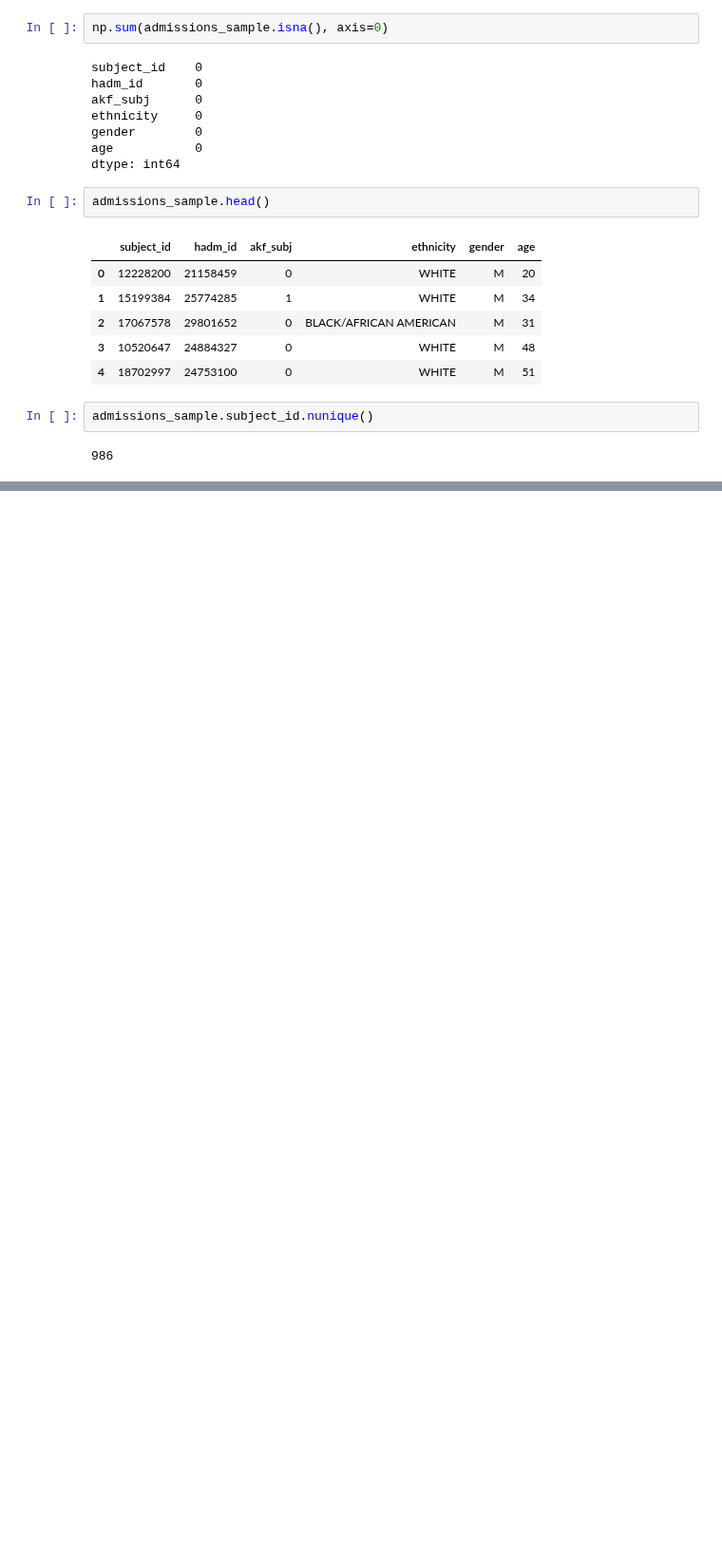
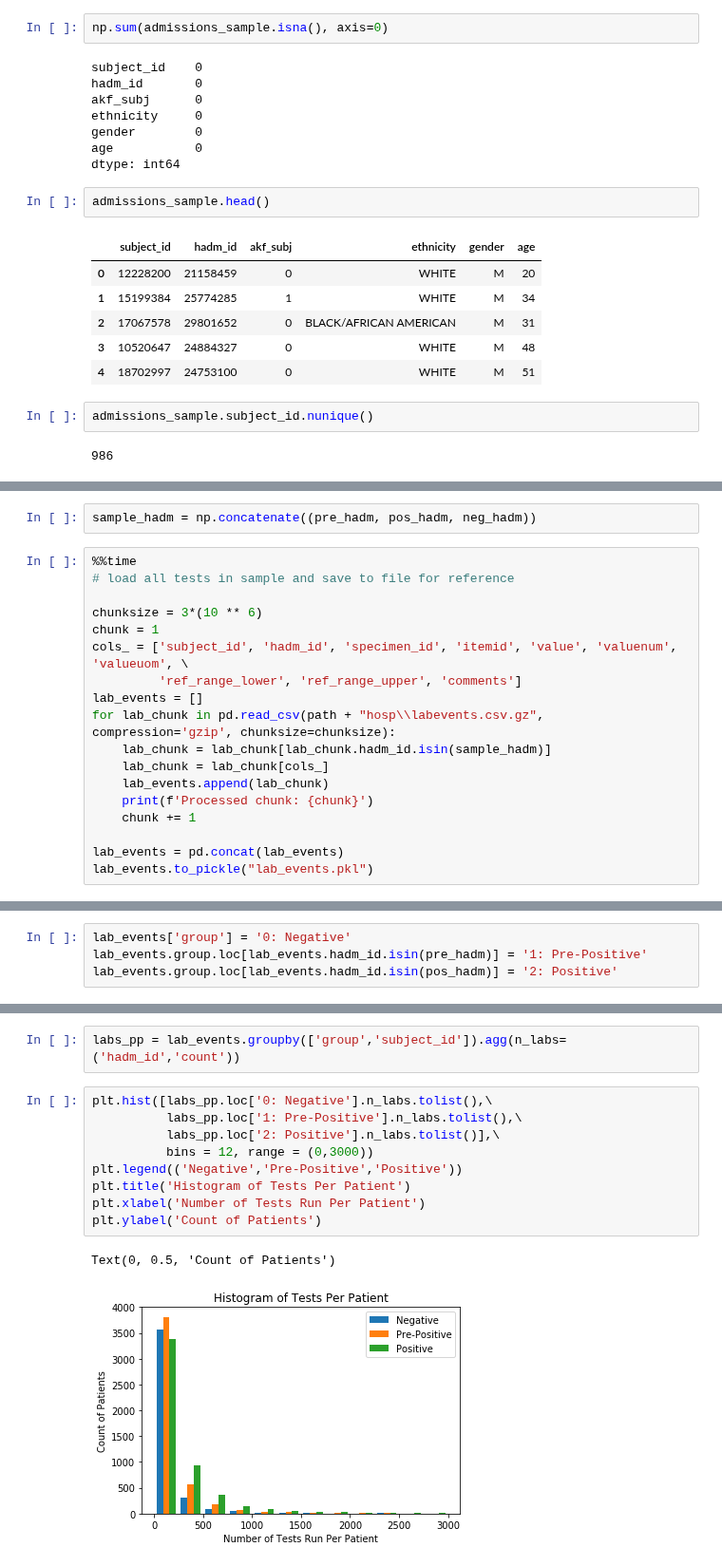
Before and after one commit to brandoncryu/disease_prediction, a Jupyter notebook: EDA_Stephen.ipynb, the cells around one changed output, grey strips where cells are left out. Shown at 95% size. Drawn from its saved outputs; the diff is of its cells as text; blank space fills up the shorter version.

Commit message:
add EDA on lab tests and subsample target population for Predict_Future

```diff
--- a/EDA_Stephen.ipynb
+++ b/EDA_Stephen.ipynb
@@ -408,0 +446,20 @@ akf_diag[akf_diag.icd_count > 10].sort_values('seq_mean', ascending=False).head(
+# %%
+sample_hadm = np.concatenate((pre_hadm, pos_hadm, neg_hadm))
+# %%
+%%time
+# load all tests in sample and save to file for reference
+
+chunksize = 3*(10 ** 6)
+chunk = 1
+cols_ = ['subject_id', 'hadm_id', 'specimen_id', 'itemid', 'value', 'valuenum', 'valueuom', \
+         'ref_range_lower', 'ref_range_upper', 'comments']
+lab_events = []
+for lab_chunk in pd.read_csv(path + "hosp\\labevents.csv.gz", compression='gzip', chunksize=chunksize):
+    lab_chunk = lab_chunk[lab_chunk.hadm_id.isin(sample_hadm)]
+    lab_chunk = lab_chunk[cols_]
+    lab_events.append(lab_chunk)
+    print(f'Processed chunk: {chunk}')
+    chunk += 1
+
+lab_events = pd.concat(lab_events)
+lab_events.to_pickle("lab_events.pkl")
@@ -408,0 +521,4 @@ akf_diag[akf_diag.icd_count > 10].sort_values('seq_mean', ascending=False).head(
+# %%
+lab_events['group'] = '0: Negative'
+lab_events.group.loc[lab_events.hadm_id.isin(pre_hadm)] = '1: Pre-Positive'
+lab_events.group.loc[lab_events.hadm_id.isin(pos_hadm)] = '2: Positive'
@@ -408,0 +564,14 @@ akf_diag[akf_diag.icd_count > 10].sort_values('seq_mean', ascending=False).head(
+# %%
+labs_pp = lab_events.groupby(['group','subject_id']).agg(n_labs=('hadm_id','count'))
+# %%
+plt.hist([labs_pp.loc['0: Negative'].n_labs.tolist(),\
+          labs_pp.loc['1: Pre-Positive'].n_labs.tolist(),\
+          labs_pp.loc['2: Positive'].n_labs.tolist()],\
+          bins = 12, range = (0,3000))
+plt.legend(('Negative','Pre-Positive','Positive'))
+plt.title('Histogram of Tests Per Patient')
+plt.xlabel('Number of Tests Run Per Patient')
+plt.ylabel('Count of Patients')
+# %% [output]
+Text(0, 0.5, 'Count of Patients')
+[figure, added]
```
Also changed, not shown: parts of 33 cells of this notebook, 1 other file.
